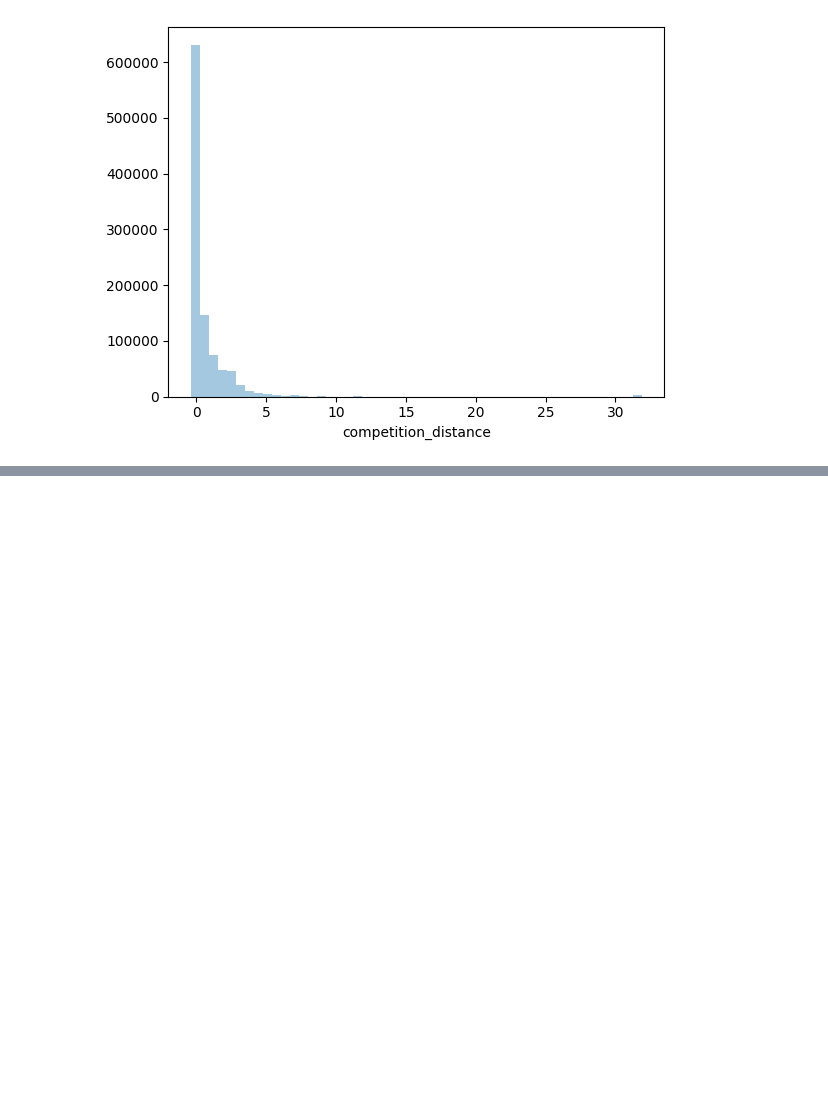
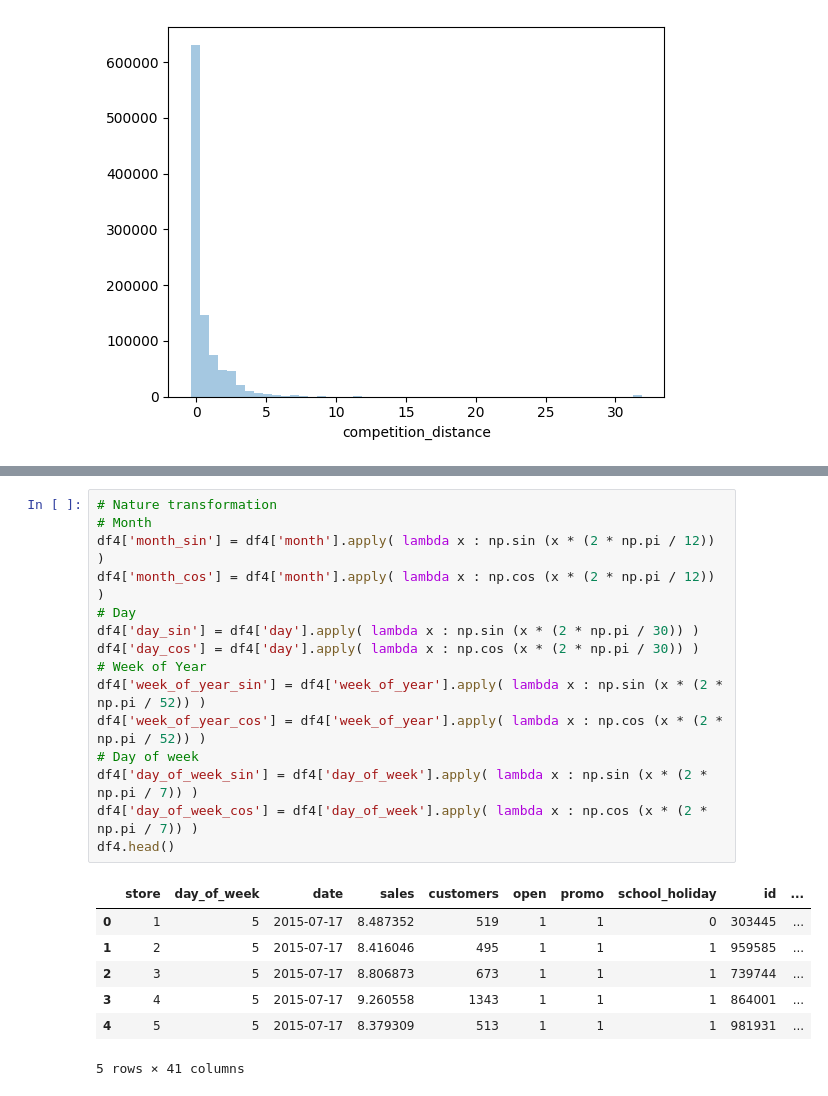
Before and after one commit to IgMnT/DSEmProducao, a Jupyter notebook: store_sales_prediction.ipynb, the cells around one changed output, grey strips where cells are left out. Drawn from its saved outputs; the diff is of its cells as text; blank space fills up the shorter version.

```diff
--- a/store_sales_prediction.ipynb
+++ b/store_sales_prediction.ipynb
@@ -443,0 +461,23 @@ https://gist.github.com/mwaskom/de44147ed2974457ad6372750bbe5751
+# %%
+# Nature transformation
+# Month
+df4['month_sin'] = df4['month'].apply( lambda x : np.sin (x * (2 * np.pi / 12)) )
+df4['month_cos'] = df4['month'].apply( lambda x : np.cos (x * (2 * np.pi / 12)) )
+# Day
+df4['day_sin'] = df4['day'].apply( lambda x : np.sin (x * (2 * np.pi / 30)) )
+df4['day_cos'] = df4['day'].apply( lambda x : np.cos (x * (2 * np.pi / 30)) )
+# Week of Year
+df4['week_of_year_sin'] = df4['week_of_year'].apply( lambda x : np.sin (x * (2 * np.pi / 52)) )
+df4['week_of_year_cos'] = df4['week_of_year'].apply( lambda x : np.cos (x * (2 * np.pi / 52)) )
+# Day of week
+df4['day_of_week_sin'] = df4['day_of_week'].apply( lambda x : np.sin (x * (2 * np.pi / 7)) )
+df4['day_of_week_cos'] = df4['day_of_week'].apply( lambda x : np.cos (x * (2 * np.pi / 7)) )
+df4.head()
+# %% [output]
+|  | store | day_of_week | date | sales | customers | open | promo | school_holiday | id | ... |
+| 0 | 1 | 5 | 2015-07-17 | 8.487352 | 519 | 1 | 1 | 0 | 303445 | ... |
+| 1 | 2 | 5 | 2015-07-17 | 8.416046 | 495 | 1 | 1 | 1 | 959585 | ... |
+| 2 | 3 | 5 | 2015-07-17 | 8.806873 | 673 | 1 | 1 | 1 | 739744 | ... |
+| 3 | 4 | 5 | 2015-07-17 | 9.260558 | 1343 | 1 | 1 | 1 | 864001 | ... |
+| 4 | 5 | 5 | 2015-07-17 | 8.379309 | 513 | 1 | 1 | 1 | 981931 | ... |
+5 rows × 41 columns
```
Also changed, not shown: parts of 4 cells of this notebook.
